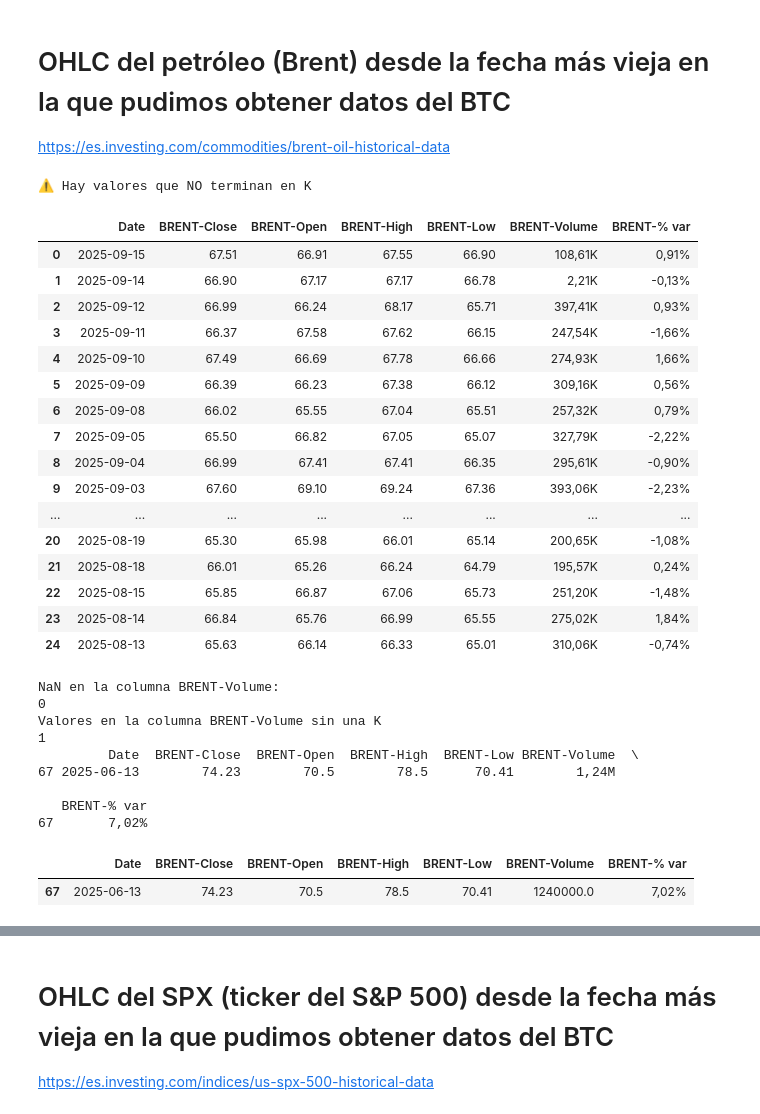
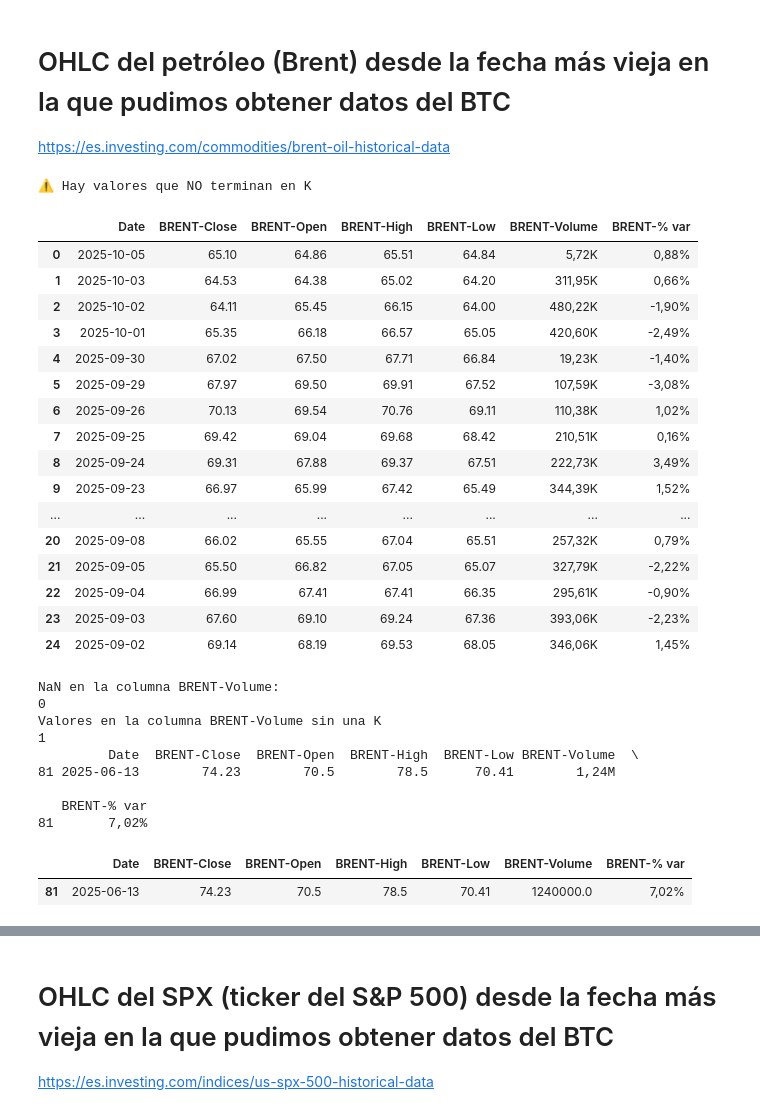
Before and after one commit to mijaelsegura03/ML_Bitcoin, a Jupyter notebook: EDA/OHLCs/EDA-1.ipynb, the cells around one changed output, grey strips where cells are left out. Cells and saved outputs as stored; diff of their text form; code cells hidden in the pictures.

```diff
--- a/EDA/OHLCs/EDA-1.ipynb
+++ b/EDA/OHLCs/EDA-1.ipynb
@@ -72,7 +73,7 @@ OHLC_data
 # OHLC del petróleo (WTI) desde la fecha más vieja en la que pudimos obtener datos del BTC
 https://es.investing.com/commodities/crude-oil-historical-data
 # %%
-OHLC_WTI = pd.read_csv("CSVs/WTI to 15.9.2025.csv")
+OHLC_WTI = pd.read_csv("CSVs/WTI.csv")
 OHLC_WTI = format_data(OHLC_WTI, "WTI")
 
 for feature in OHLC_WTI.columns.values[1:-2]:
@@ -187,39 +188,39 @@ OHLC_WTI.head(25)
 # OHLC del petróleo (Brent) desde la fecha más vieja en la que pudimos obtener datos del BTC
 https://es.investing.com/commodities/brent-oil-historical-data
 # %%
-OHLC_BRENT = pd.read_csv("CSVs/Brent to 15.9.2025.csv")
+OHLC_BRENT = pd.read_csv("CSVs/BRENT.csv")
 OHLC_BRENT = format_data(OHLC_BRENT, "BRENT")
 
 for feature in OHLC_BRENT.columns.values[1:-2]:
     OHLC_BRENT[feature] = OHLC_BRENT[feature].str.replace(",",".")
 OHLC_BRENT[["BRENT-Close", "BRENT-Open", "BRENT-High", "BRENT-Low"]] = OHLC_BRENT[["BRENT-Close", "BRENT-Open", "BRENT-High", "BRENT-Low"]].astype(float)
 
 hay_sin_k = OHLC_BRENT["BRENT-Volume"].str.endswith("K", na=False).all()
 if hay_sin_k:
     print("✅ Todos los valores terminan en K")
 else:
     print("⚠️ Hay valores que NO terminan en K")
 
 OHLC_BRENT.head(25)
 # %% [output]
 ⚠️ Hay valores que NO terminan en K
 |  | Date | BRENT-Close | BRENT-Open | BRENT-High | BRENT-Low | BRENT-Volume | BRENT-% var |
-| 0 | 2025-09-15 | 67.51 | 66.91 | 67.55 | 66.90 | 108,61K | 0,91% |
-| 1 | 2025-09-14 | 66.90 | 67.17 | 67.17 | 66.78 | 2,21K | -0,13% |
-| 2 | 2025-09-12 | 66.99 | 66.24 | 68.17 | 65.71 | 397,41K | 0,93% |
-| 3 | 2025-09-11 | 66.37 | 67.58 | 67.62 | 66.15 | 247,54K | -1,66% |
-| 4 | 2025-09-10 | 67.49 | 66.69 | 67.78 | 66.66 | 274,93K | 1,66% |
-| 5 | 2025-09-09 | 66.39 | 66.23 | 67.38 | 66.12 | 309,16K | 0,56% |
-| 6 | 2025-09-08 | 66.02 | 65.55 | 67.04 | 65.51 | 257,32K | 0,79% |
-| 7 | 2025-09-05 | 65.50 | 66.82 | 67.05 | 65.07 | 327,79K | -2,22% |
-| 8 | 2025-09-04 | 66.99 | 67.41 | 67.41 | 66.35 | 295,61K | -0,90% |
-| 9 | 2025-09-03 | 67.60 | 69.10 | 69.24 | 67.36 | 393,06K | -2,23% |
+| 0 | 2025-10-05 | 65.10 | 64.86 | 65.51 | 64.84 | 5,72K | 0,88% |
+| 1 | 2025-10-03 | 64.53 | 64.38 | 65.02 | 64.20 | 311,95K | 0,66% |
+| 2 | 2025-10-02 | 64.11 | 65.45 | 66.15 | 64.00 | 480,22K | -1,90% |
+| 3 | 2025-10-01 | 65.35 | 66.18 | 66.57 | 65.05 | 420,60K | -2,49% |
+| 4 | 2025-09-30 | 67.02 | 67.50 | 67.71 | 66.84 | 19,23K | -1,40% |
+| 5 | 2025-09-29 | 67.97 | 69.50 | 69.91 | 67.52 | 107,59K | -3,08% |
+| 6 | 2025-09-26 | 70.13 | 69.54 | 70.76 | 69.11 | 110,38K | 1,02% |
+| 7 | 2025-09-25 | 69.42 | 69.04 | 69.68 | 68.42 | 210,51K | 0,16% |
+| 8 | 2025-09-24 | 69.31 | 67.88 | 69.37 | 67.51 | 222,73K | 3,49% |
+| 9 | 2025-09-23 | 66.97 | 65.99 | 67.42 | 65.49 | 344,39K | 1,52% |
 | ... | ... | ... | ... | ... | ... | ... | ... |
-| 20 | 2025-08-19 | 65.30 | 65.98 | 66.01 | 65.14 | 200,65K | -1,08% |
-| 21 | 2025-08-18 | 66.01 | 65.26 | 66.24 | 64.79 | 195,57K | 0,24% |
-| 22 | 2025-08-15 | 65.85 | 66.87 | 67.06 | 65.73 | 251,20K | -1,48% |
-| 23 | 2025-08-14 | 66.84 | 65.76 | 66.99 | 65.55 | 275,02K | 1,84% |
-| 24 | 2025-08-13 | 65.63 | 66.14 | 66.33 | 65.01 | 310,06K | -0,74% |
+| 20 | 2025-09-08 | 66.02 | 65.55 | 67.04 | 65.51 | 257,32K | 0,79% |
+| 21 | 2025-09-05 | 65.50 | 66.82 | 67.05 | 65.07 | 327,79K | -2,22% |
+| 22 | 2025-09-04 | 66.99 | 67.41 | 67.41 | 66.35 | 295,61K | -0,90% |
+| 23 | 2025-09-03 | 67.60 | 69.10 | 69.24 | 67.36 | 393,06K | -2,23% |
+| 24 | 2025-09-02 | 69.14 | 68.19 | 69.53 | 68.05 | 346,06K | 1,45% |
 # %%
 print("NaN en la columna BRENT-Volume:")
 print(OHLC_BRENT["BRENT-Volume"].isna().sum())
@@ -233,16 +234,16 @@ NaN en la columna BRENT-Volume:
 Valores en la columna BRENT-Volume sin una K
 1
          Date  BRENT-Close  BRENT-Open  BRENT-High  BRENT-Low BRENT-Volume  \
-67 2025-06-13        74.23        70.5        78.5      70.41        1,24M
+81 2025-06-13        74.23        70.5        78.5      70.41        1,24M
 
    BRENT-% var
-67       7,02%
+81       7,02%
 # %%
 OHLC_BRENT["BRENT-Volume"] = OHLC_BRENT["BRENT-Volume"].apply(parse_value)
 OHLC_BRENT[OHLC_BRENT["BRENT-Volume"] >= 1000000]
 # %% [output]
 |  | Date | BRENT-Close | BRENT-Open | BRENT-High | BRENT-Low | BRENT-Volume | BRENT-% var |
-| 67 | 2025-06-13 | 74.23 | 70.5 | 78.5 | 70.41 | 1240000.0 | 7,02% |
+| 81 | 2025-06-13 | 74.23 | 70.5 | 78.5 | 70.41 | 1240000.0 | 7,02% |
 # %%
 OHLC_BRENT.head(25)
 # %% [output]
```
Also changed, not shown: parts of 25 cells of this notebook, 6 other files.
